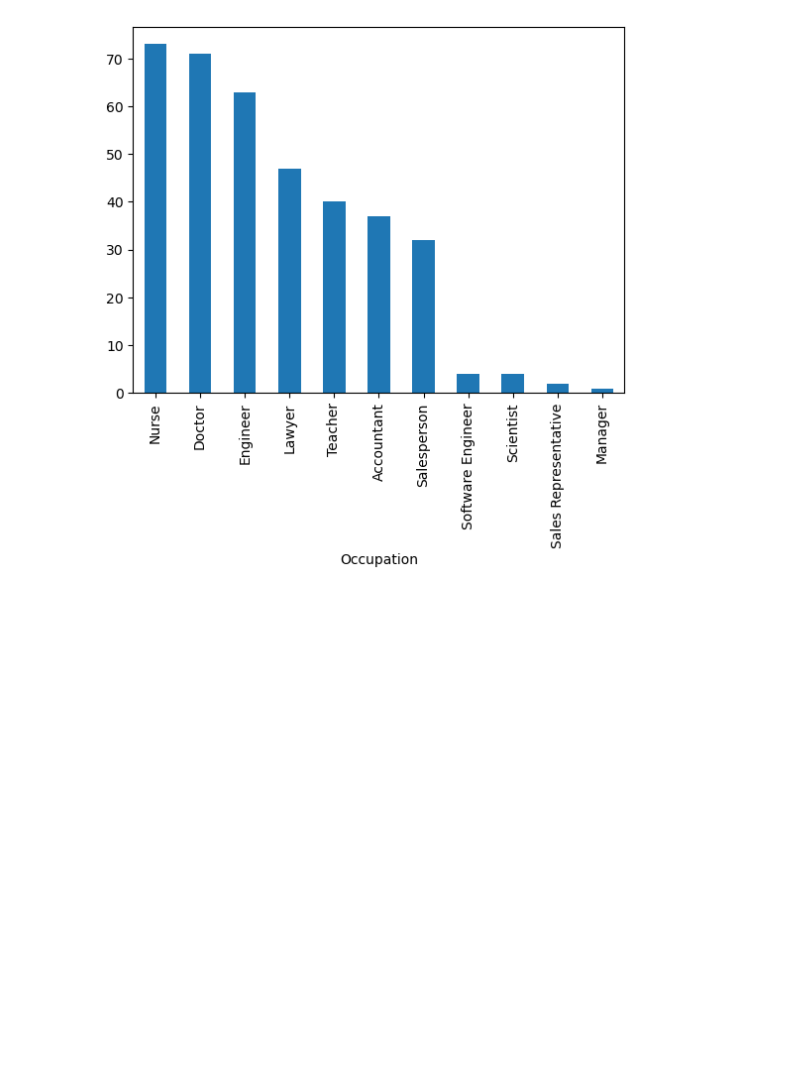
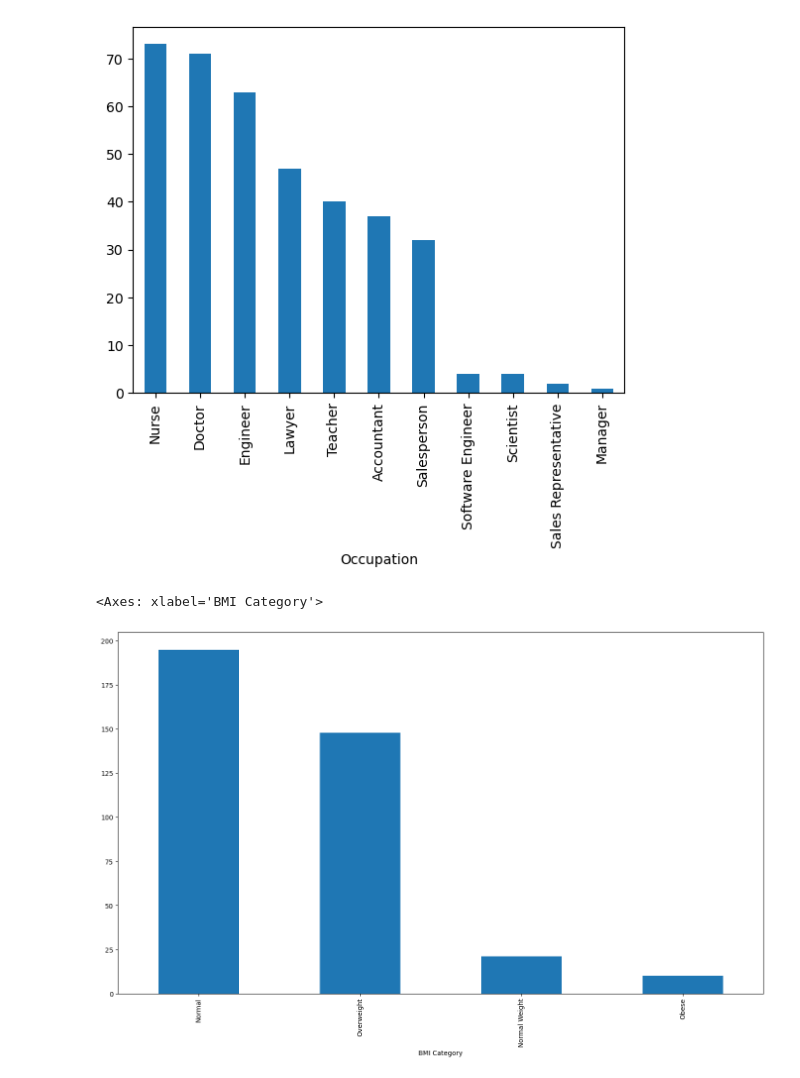
Before and after one commit to Brokolito/HAD-ModProba, a Jupyter notebook: data_work.ipynb, the cells around one changed output. Cells and saved outputs as stored; diff of their text form; code cells hidden in the pictures; blank space fills up the shorter version.

```diff
--- a/data_work.ipynb
+++ b/data_work.ipynb
@@ -120,3 +129,9 @@ profesiones_count.plot(kind="bar")
 # %% [output]
 <Axes: xlabel='Occupation'>
 [figure]
+# %%
+age_count=data["BMI Category"].value_counts()
+age_count.plot(kind="bar")
+# %% [output]
+<Axes: xlabel='BMI Category'>
+[figure, added]
```
Also changed, not shown: parts of 9 cells of this notebook.
